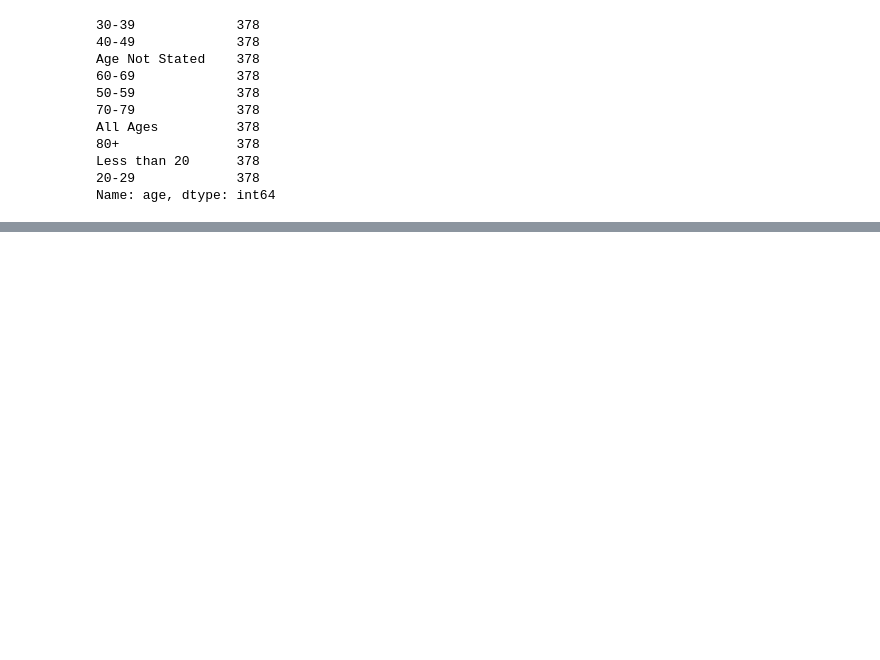
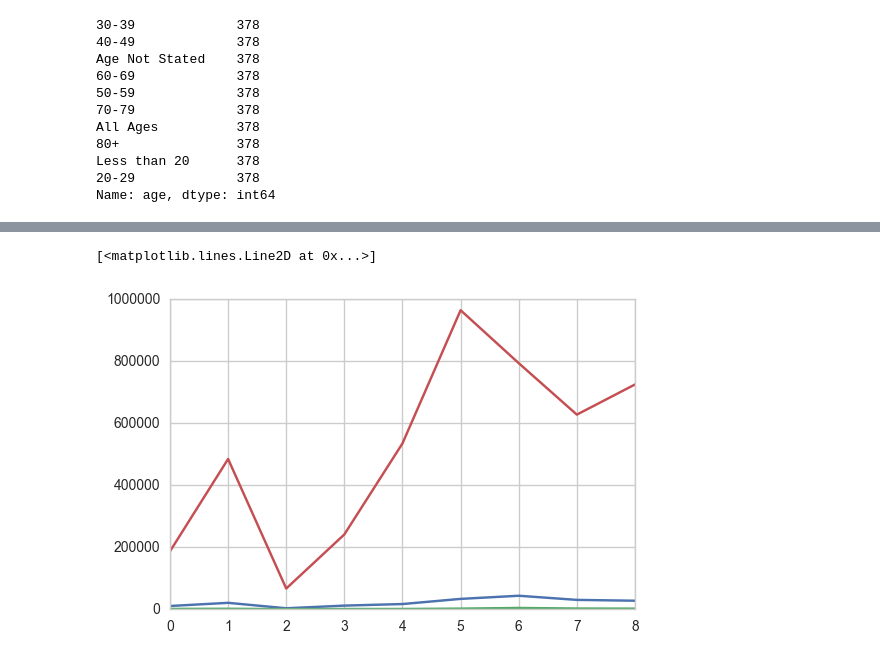
Before and after one commit to architumrao11/Alankan-Data-Set, a Jupyter notebook: Alankan Case Study.ipynb, the cells around one changed output, grey strips where cells are left out. Saved outputs shown, nothing was run; the diff lists cells and outputs as text; code cells hidden in the pictures; blank space fills up the shorter version.

```diff
--- a/Alankan Case Study.ipynb
+++ b/Alankan Case Study.ipynb
@@ -410,0 +598,14 @@ total_df.shape
+# %%
+a = []
+b = []
+c = []
+for index,row in sat_d_t.iterrows():
+    a.append(row['psum'])
+    b.append(row['psuf'])
+    c.append(row['pvtm'])
+plt.plot(a)
+plt.plot(b)
+plt.plot(c)
+# %% [output]
+[<matplotlib.lines.Line2D at 0x...>]
+[figure, added]
```
Also changed, not shown: parts of 28 cells of this notebook.
